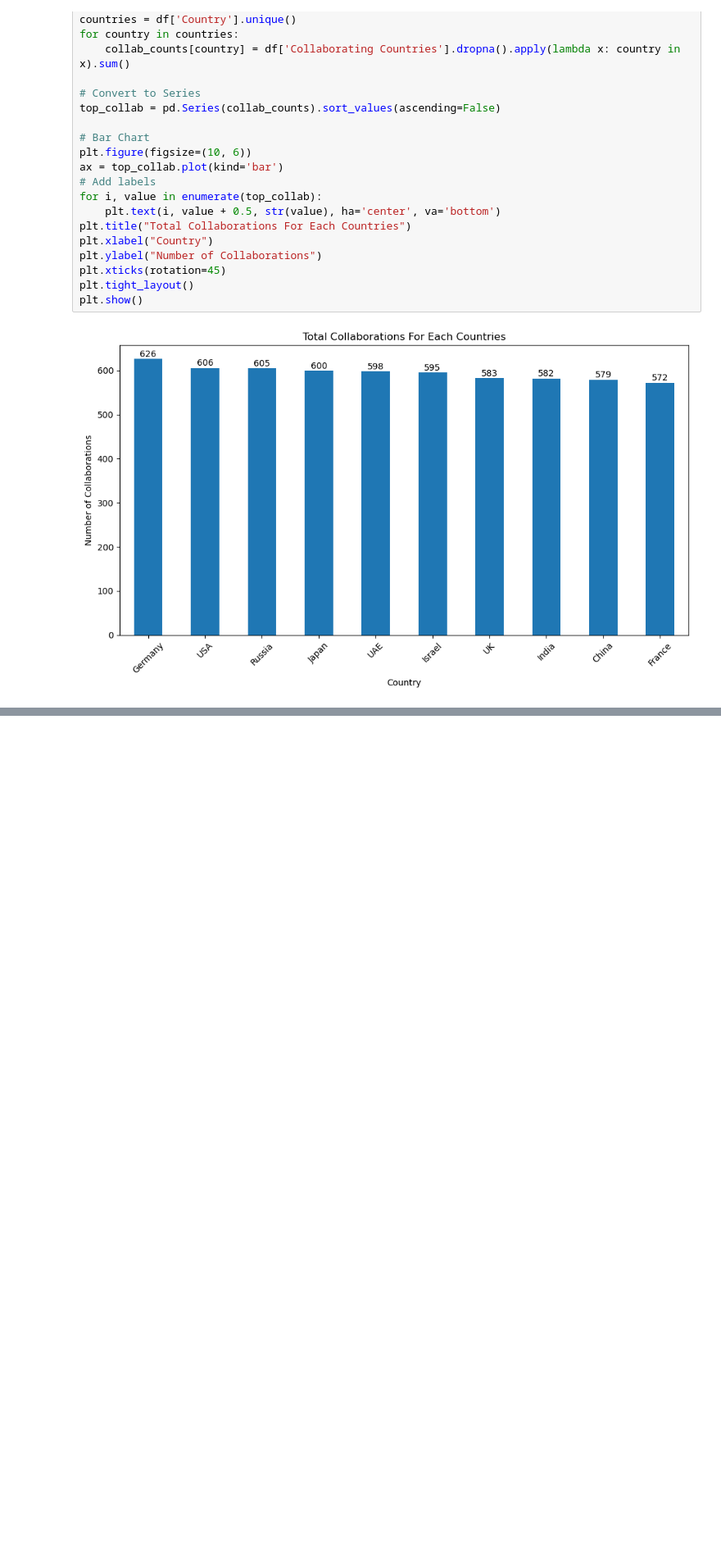
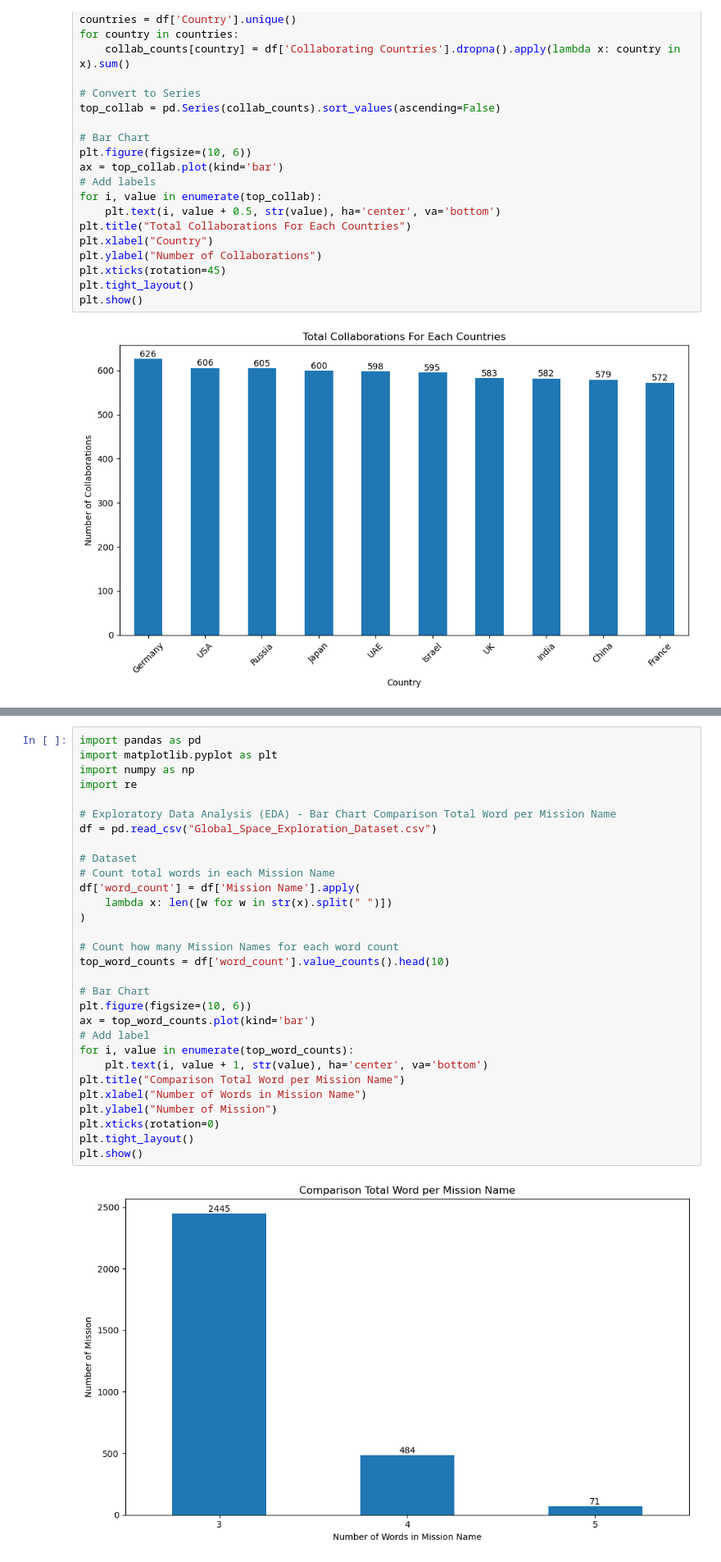
Before and after one commit to FlazeFy2/DS-Global-Space-Exploration, a Jupyter notebook: exploratory data analysis-bar.ipynb, the cells around one changed output, grey strips where cells are left out. Shown at 82% size. Cells and saved outputs as stored; diff of their text form; blank space fills up the shorter version.

```diff
--- a/exploratory data analysis-bar.ipynb
+++ b/exploratory data analysis-bar.ipynb
@@ -142,0 +143,32 @@ plt.show()
+# %%
+import pandas as pd
+import matplotlib.pyplot as plt
+import numpy as np
+import re
+
+# Exploratory Data Analysis (EDA) - Bar Chart Comparison Total Word per Mission Name
+df = pd.read_csv("Global_Space_Exploration_Dataset.csv")
+
+# Dataset
+# Count total words in each Mission Name
+df['word_count'] = df['Mission Name'].apply(
+    lambda x: len([w for w in str(x).split(" ")])
+)
+
+# Count how many Mission Names for each word count
+top_word_counts = df['word_count'].value_counts().head(10)
+
+# Bar Chart
+plt.figure(figsize=(10, 6))
+ax = top_word_counts.plot(kind='bar')
+# Add label
+for i, value in enumerate(top_word_counts):
+    plt.text(i, value + 1, str(value), ha='center', va='bottom')
+plt.title("Comparison Total Word per Mission Name")
+plt.xlabel("Number of Words in Mission Name")
+plt.ylabel("Number of Mission")
+plt.xticks(rotation=0)
+plt.tight_layout()
+plt.show()
+# %% [output]
+[figure, added]
```
Also changed, not shown: parts of 1 cell of this notebook.
